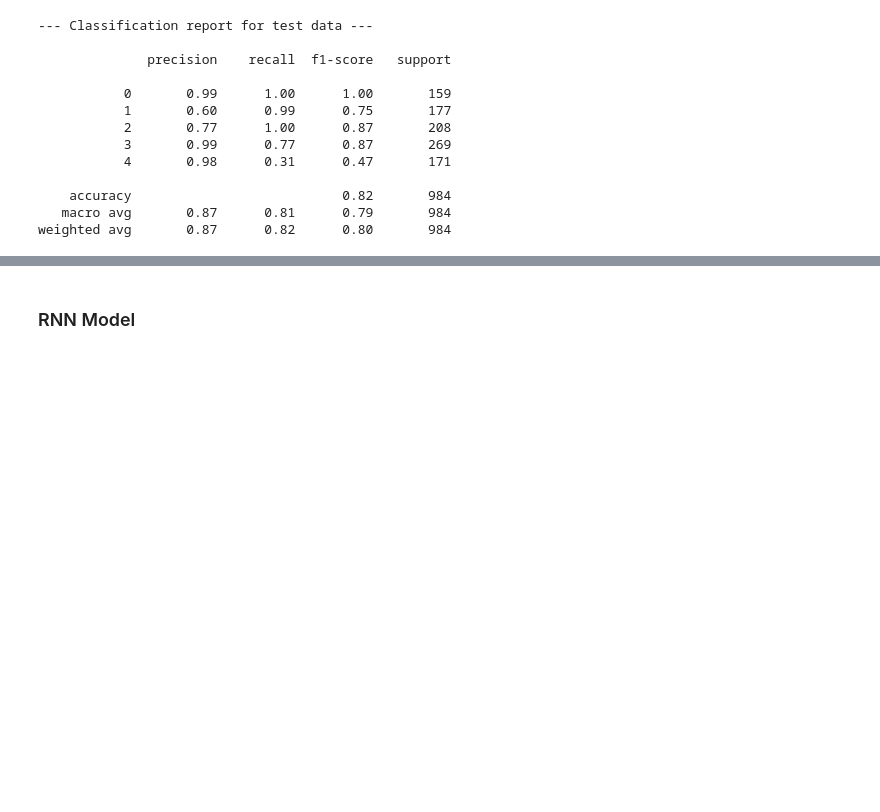
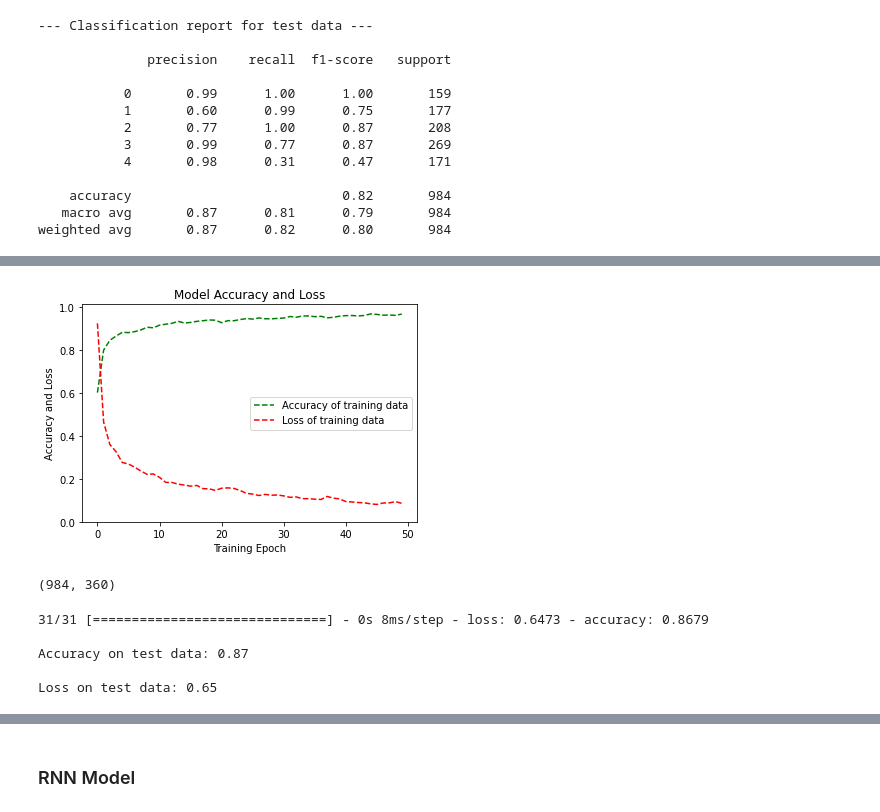
Before and after one commit to project-beyond-vision/software, a Jupyter notebook: ML/Actual data/ML model.ipynb, the cells around one changed output, grey strips where cells are left out. Cells and saved outputs as stored; diff of their text form; code cells hidden in the pictures; blank space fills up the shorter version.

Commit message:
Try transfer learning

```diff
--- a/ML/Actual data/ML model.ipynb
+++ b/ML/Actual data/ML model.ipynb
@@ -715,0 +718,8 @@ model_lsnet.save('best_model_lsnet.h5')
+# %%
+from tensorflow.keras import Model
+model_pretrained = keras.models.load_model('best_model_cnn_online_data.h5')
+model_pretrained.layers
+
+for layer in model_pretrained.layers[:-2]:
+    print(layer)
+    layer.trainable = False
@@ -715,0 +764,3 @@ model_lsnet.save('best_model_lsnet.h5')
+# %%
+x_train = x_train.reshape(x_train.shape[0], TIME_PERIODS * no_of_features)
+x_train.shape
@@ -715,0 +769,18 @@ model_lsnet.save('best_model_lsnet.h5')
+# %%
+callbacks_list = [
+    keras.callbacks.EarlyStopping(monitor='loss', patience=3)
+]
+
+opt = optimizers.SGD(learning_rate=0.01, momentum = 0.9)
+
+model_tr.compile(loss='categorical_crossentropy', optimizer='adam', metrics=['accuracy'])
+
+BATCH_SIZE = 200
+EPOCHS = 100
+
+history = model_tr.fit(x_train,
+                      y_train,
+                      batch_size=BATCH_SIZE,
+                      epochs=EPOCHS,
+                      callbacks=callbacks_list,
+                      verbose=1)
@@ -715,0 +805,31 @@ model_lsnet.save('best_model_lsnet.h5')
+# %%
+# summarize history for accuracy and loss
+plt.figure(figsize=(6, 4))
+plt.plot(history.history['accuracy'], "g--", label="Accuracy of training data")
+# plt.plot(history.history['val_accuracy'], "g", label="Accuracy of validation data")
+plt.plot(history.history['loss'], "r--", label="Loss of training data")
+# plt.plot(history.history['val_loss'], "r", label="Loss of validation data")
+plt.title('Model Accuracy and Loss')
+plt.ylabel('Accuracy and Loss')
+plt.xlabel('Training Epoch')
+plt.ylim(0)
+plt.legend()
+plt.show()
+# %% [output]
+[figure, added]
+# %%
+x_test = x_test.reshape(x_test.shape[0], TIME_PERIODS * no_of_features)
+x_test.shape
+# %% [output]
+(984, 360)
+# %%
+score = model_tr.evaluate(x_test, y_test, verbose=1)
+
+print("\nAccuracy on test data: %0.2f" % score[1])
+print("\nLoss on test data: %0.2f" % score[0])
+# %% [output]
+31/31 [==============================] - 0s 8ms/step - loss: 0.6473 - accuracy: 0.8679
+
+Accuracy on test data: 0.87
+
+Loss on test data: 0.65
```
Also changed, not shown: parts of 13 cells of this notebook, 1 other file.
